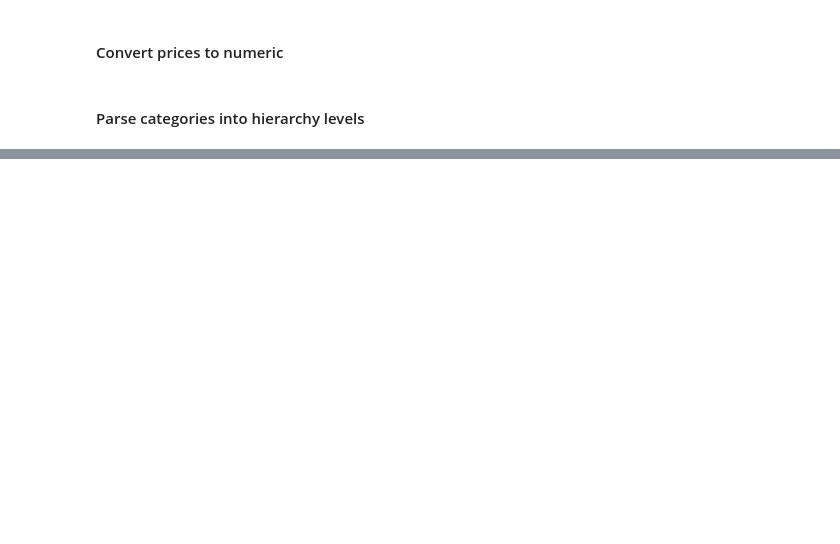
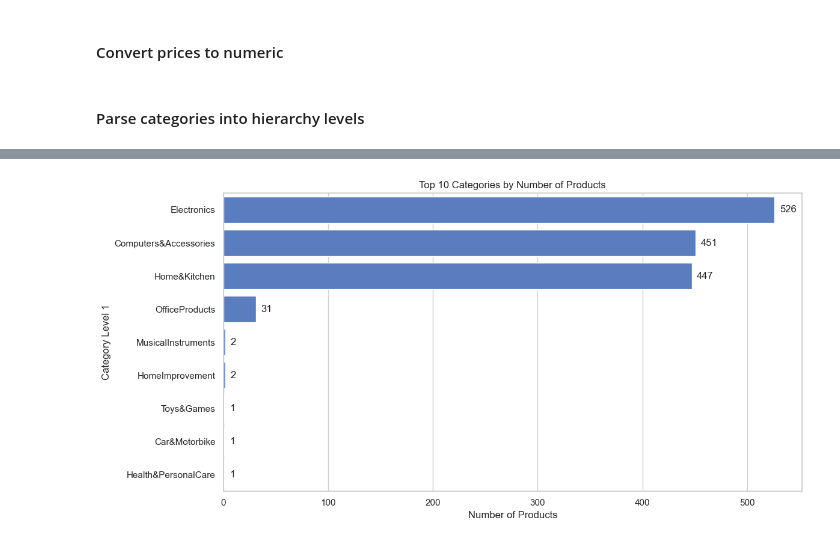
Before and after one commit to nayakrakshith007/Product_Recommendation_System, a Jupyter notebook: Code/Scalar_Product_Recommendation_Sysyem.ipynb, the cells around one changed output, grey strips where cells are left out. Cells and saved outputs as stored; diff of their text form; code cells hidden in the pictures; blank space fills up the shorter version.

```diff
--- a/Code/Scalar_Product_Recommendation_Sysyem.ipynb
+++ b/Code/Scalar_Product_Recommendation_Sysyem.ipynb
@@ -306,0 +683,41 @@ df.
+# %%
+import matplotlib.pyplot as plt
+import seaborn as sns
+
+# Step 1: Get top 10 categories by product count
+top_categories = (
+    df['category_level_1']
+    .value_counts()
+    .head(10)
+    .reset_index()
+    .rename(columns={ 'count': 'product_count'})
+)
+
+# display(top_categories)
+
+# Step 2: Plot
+plt.figure(figsize=(12, 6))
+barplot = sns.barplot(
+    data=top_categories,
+    x='product_count',
+    y='category_level_1',
+    # palette='tab10'
+)
+
+# Step 3: Add data labels
+for i, row in top_categories.iterrows():
+    barplot.text(
+        row['product_count'] + 5,  # Offset label to the right of the bar
+        i,
+        f"{int(row['product_count']):,}",  # Add commas to large numbers
+        va='center'
+    )
+
+# Styling
+plt.title('Top 10 Categories by Number of Products')
+plt.xlabel('Number of Products')
+plt.ylabel('Category Level 1')
+plt.tight_layout()
+plt.show()
+# %% [output]
+[figure, added]
```
Also changed, not shown: parts of 30 cells of this notebook.
